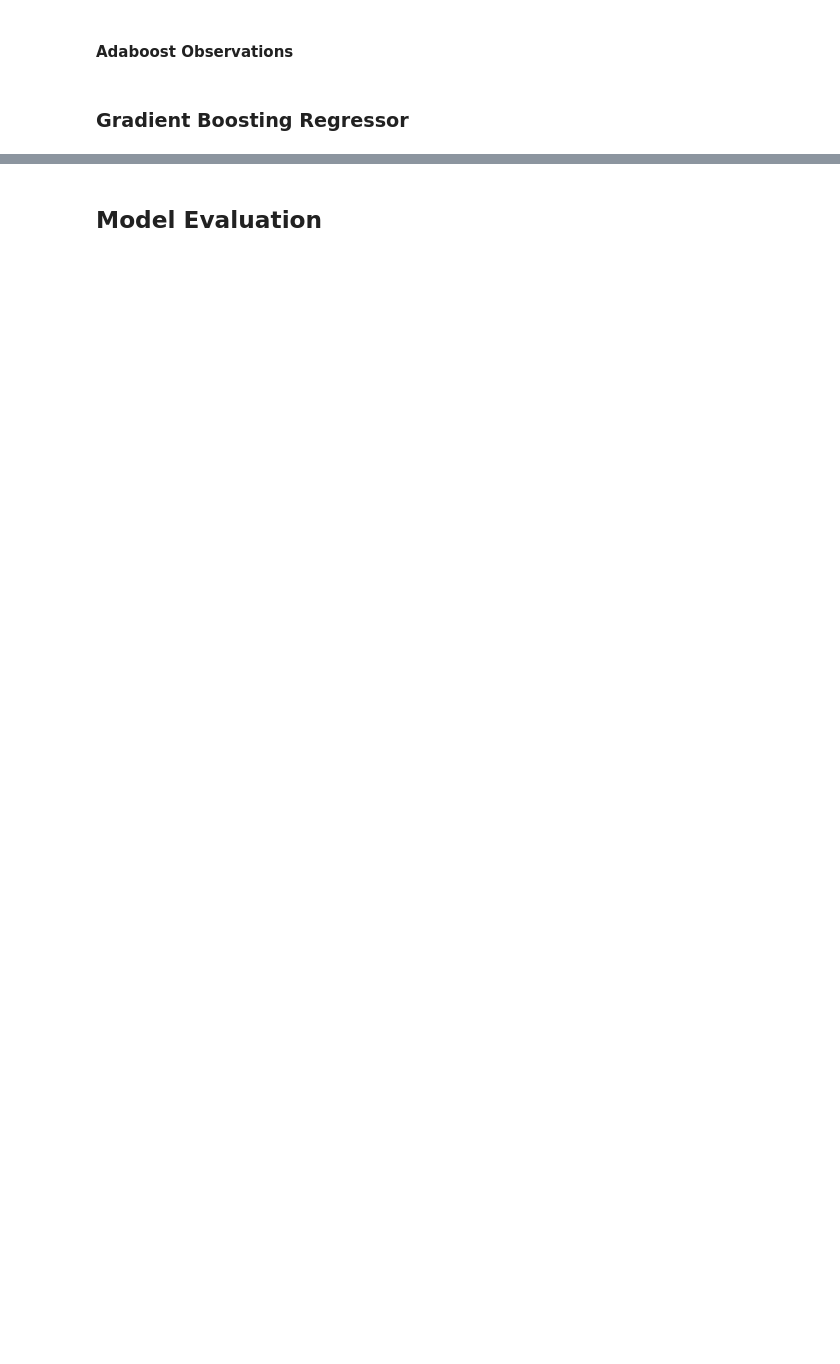
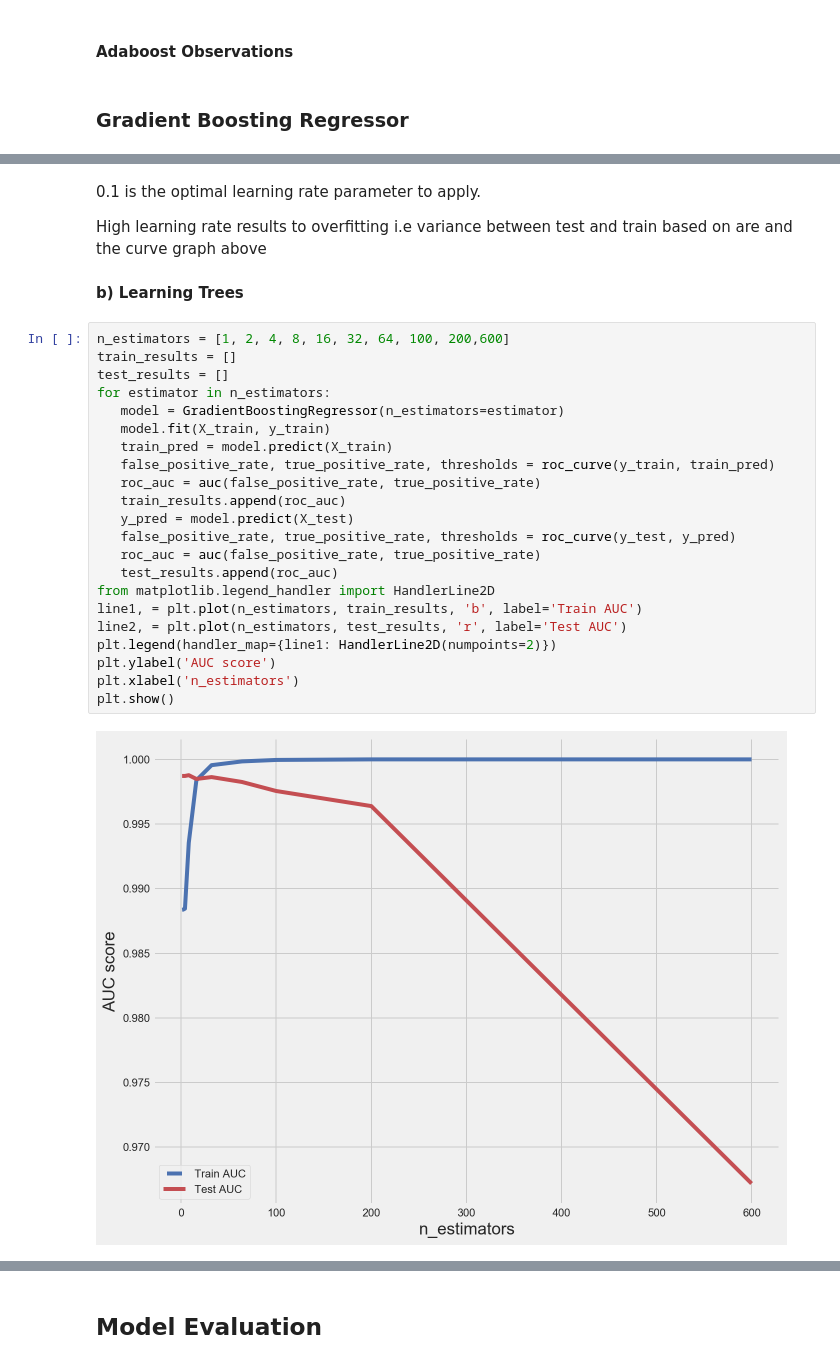
Before and after one commit to kennedynjoroge/Hypothyroid_Disease_Prediction_Using_RF_and_SVM, a Jupyter notebook: Hypothyroid_Disease_Prediction_Using_RF_and_SVM.ipynb, the cells around one changed output, grey strips where cells are left out. Cells and saved outputs as stored; diff of their text form; blank space fills up the shorter version.

```diff
--- a/Hypothyroid_Disease_Prediction_Using_RF_and_SVM.ipynb
+++ b/Hypothyroid_Disease_Prediction_Using_RF_and_SVM.ipynb
@@ -782,0 +808,30 @@ Removing the columns such as zip and lat long and space columns which have multi
+# %% [markdown]
+0.1 is the optimal learning rate parameter to apply.
+
+High learning rate results to overfitting i.e variance between test and train based on are and the curve graph above
+# %% [markdown]
+**b) Learning Trees**
+# %%
+n_estimators = [1, 2, 4, 8, 16, 32, 64, 100, 200,600]
+train_results = []
+test_results = []
+for estimator in n_estimators:
+   model = GradientBoostingRegressor(n_estimators=estimator)
+   model.fit(X_train, y_train)
+   train_pred = model.predict(X_train)
+   false_positive_rate, true_positive_rate, thresholds = roc_curve(y_train, train_pred)
+   roc_auc = auc(false_positive_rate, true_positive_rate)
+   train_results.append(roc_auc)
+   y_pred = model.predict(X_test)
+   false_positive_rate, true_positive_rate, thresholds = roc_curve(y_test, y_pred)
+   roc_auc = auc(false_positive_rate, true_positive_rate)
+   test_results.append(roc_auc)
+from matplotlib.legend_handler import HandlerLine2D
+line1, = plt.plot(n_estimators, train_results, 'b', label='Train AUC')
+line2, = plt.plot(n_estimators, test_results, 'r', label='Test AUC')
+plt.legend(handler_map={line1: HandlerLine2D(numpoints=2)})
+plt.ylabel('AUC score')
+plt.xlabel('n_estimators')
+plt.show()
+# %% [output]
+[figure, added]
```
Also changed, not shown: parts of 111 cells of this notebook.
